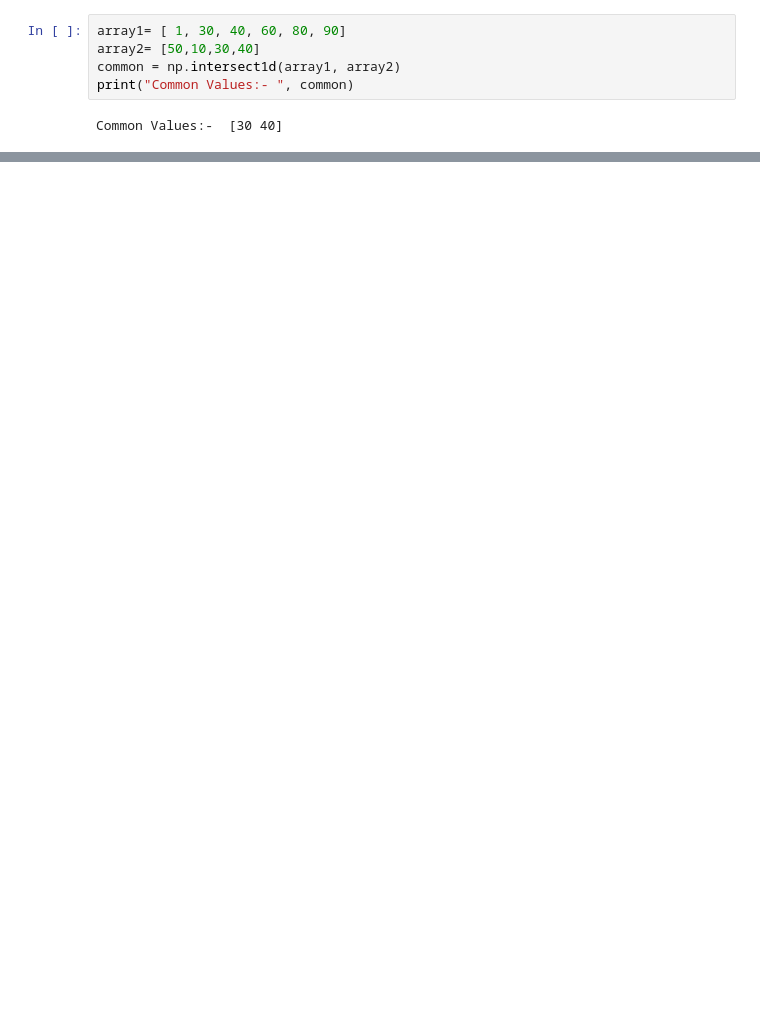
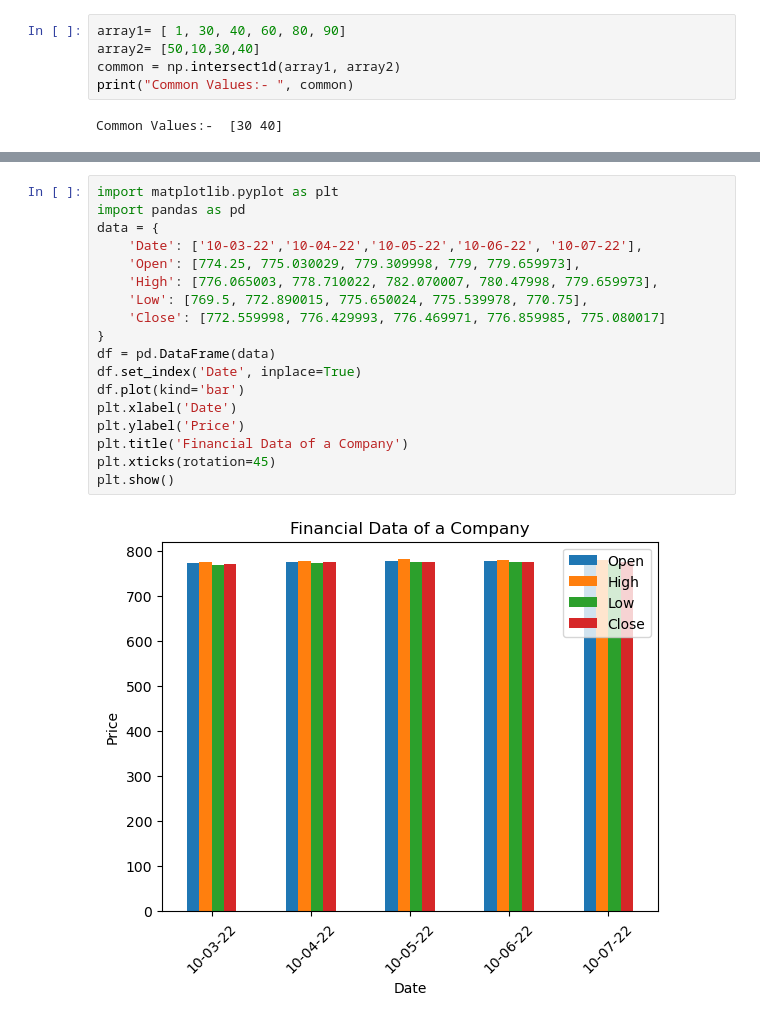
Before and after one commit to AreebMusani/AI-Python, a Jupyter notebook: Lab7.ipynb, the cells around one changed output, grey strips where cells are left out. Saved outputs shown, nothing was run; the diff lists cells and outputs as text; blank space fills up the shorter version.

```diff
--- a/Lab7.ipynb
+++ b/Lab7.ipynb
@@ -311,0 +396,20 @@ NameError: name 'set_title' is not defined
+# %%
+import matplotlib.pyplot as plt
+import pandas as pd
+data = {
+    'Date': ['10-03-22','10-04-22','10-05-22','10-06-22', '10-07-22'],
+    'Open': [774.25, 775.030029, 779.309998, 779, 779.659973],
+    'High': [776.065003, 778.710022, 782.070007, 780.47998, 779.659973],
+    'Low': [769.5, 772.890015, 775.650024, 775.539978, 770.75],
+    'Close': [772.559998, 776.429993, 776.469971, 776.859985, 775.080017]
+}
+df = pd.DataFrame(data)
+df.set_index('Date', inplace=True)
+df.plot(kind='bar')
+plt.xlabel('Date')
+plt.ylabel('Price')
+plt.title('Financial Data of a Company')
+plt.xticks(rotation=45)
+plt.show()
+# %% [output]
+[figure, added]
```
Also changed, not shown: parts of 20 cells of this notebook.
